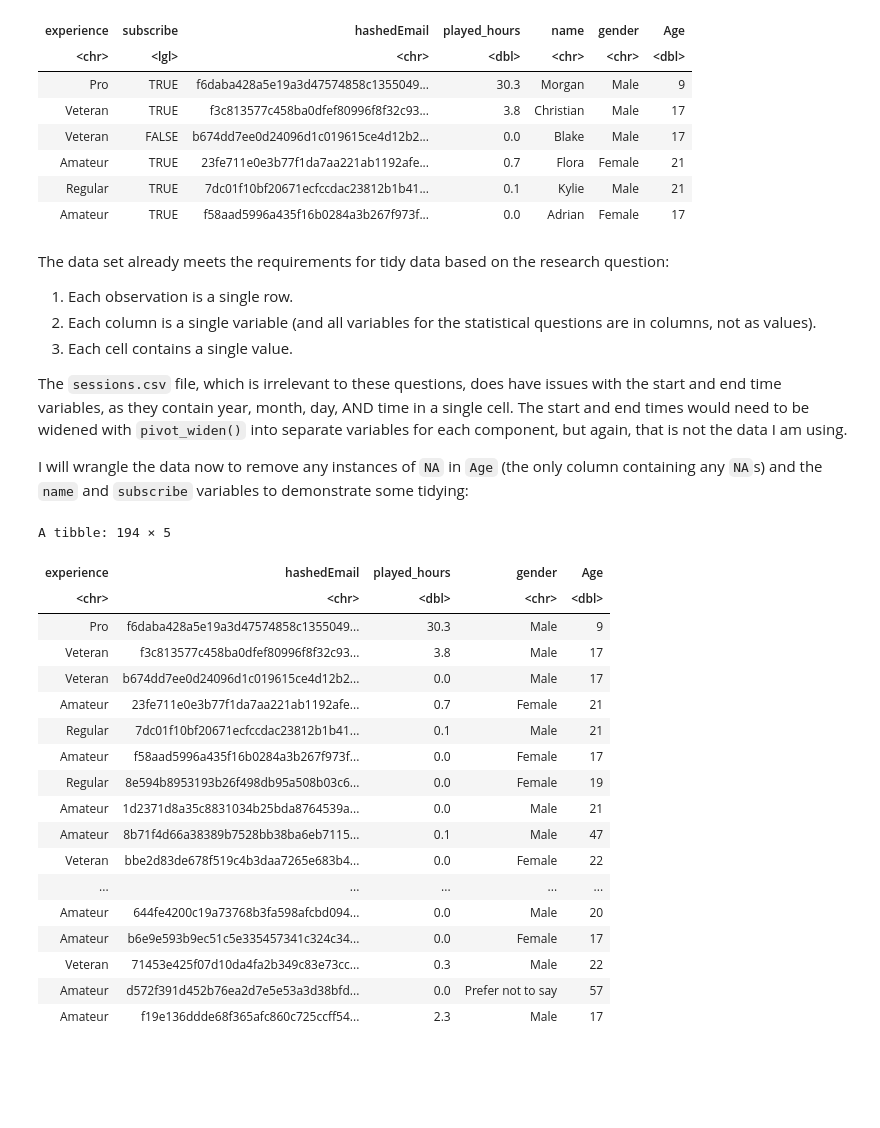
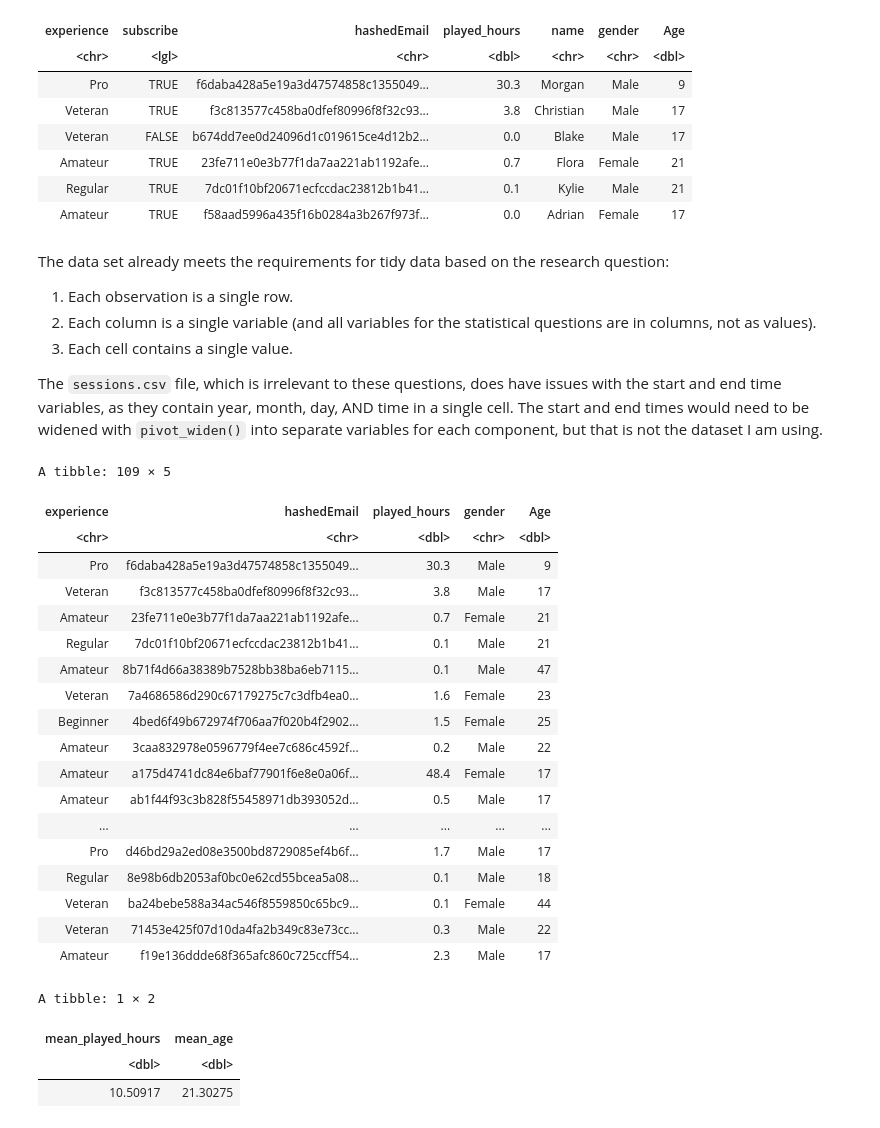
Before and after one commit to safesocks/individual_project_planning, a Jupyter notebook: individual_project_planning.ipynb, the cells around one changed output. Cells and saved outputs as stored; diff of their text form; code cells hidden in the pictures; blank space fills up the shorter version.

Commit message:
Finished data analysis and visualization section (commit 4) (commit
Self-explanatory. Also made minor edits to previous sections

```diff
--- a/individual_project_planning.ipynb
+++ b/individual_project_planning.ipynb
@@ -119,32 +108,45 @@ The data set already meets the requirements for tidy data based on the research
 2. Each column is a single variable (and all variables for the statistical questions are in columns, not as values).
 3. Each cell contains a single value.
 
-The `sessions.csv` file, which is irrelevant to these questions, does have issues with the start and end time variables, as they contain year, month, day, AND time in a single cell. The start and end times would need to be widened with `pivot_widen()` into separate variables for each component, but again, that is not the data I am using.
-
-I will wrangle the data now to remove any instances of `NA` in `Age` (the only column containing any `NA`s) and the `name` and `subscribe` variables to demonstrate some tidying:
+The `sessions.csv` file, which is irrelevant to these questions, does have issues with the start and end time variables, as they contain year, month, day, AND time in a single cell. The start and end times would need to be widened with `pivot_widen()` into separate variables for each component, but that is not the dataset I am using.
 # %%
+# minimum wrangling: remove NA, remove players who contribute no data, remove names and subscription status
 tidy_players <- players |>
     filter(!is.na(Age)) |>
+    filter(played_hours != 0) |>
     select(experience, hashedEmail, played_hours, gender, Age)
 
 tidy_players
 # %% [output]
-A tibble: 194 × 5
+A tibble: 109 × 5
 | experience | hashedEmail | played_hours | gender | Age |
 | <chr> | <chr> | <dbl> | <chr> | <dbl> |
 | Pro | f6daba428a5e19a3d47574858c1355049... | 30.3 | Male | 9 |
 | Veteran | f3c813577c458ba0dfef80996f8f32c93... | 3.8 | Male | 17 |
-| Veteran | b674dd7ee0d24096d1c019615ce4d12b2... | 0.0 | Male | 17 |
 | Amateur | 23fe711e0e3b77f1da7aa221ab1192afe... | 0.7 | Female | 21 |
 | Regular | 7dc01f10bf20671ecfccdac23812b1b41... | 0.1 | Male | 21 |
-| Amateur | f58aad5996a435f16b0284a3b267f973f... | 0.0 | Female | 17 |
-| Regular | 8e594b8953193b26f498db95a508b03c6... | 0.0 | Female | 19 |
-| Amateur | 1d2371d8a35c8831034b25bda8764539a... | 0.0 | Male | 21 |
 | Amateur | 8b71f4d66a38389b7528bb38ba6eb7115... | 0.1 | Male | 47 |
-| Veteran | bbe2d83de678f519c4b3daa7265e683b4... | 0.0 | Female | 22 |
+| Veteran | 7a4686586d290c67179275c7c3dfb4ea0... | 1.6 | Female | 23 |
+| Beginner | 4bed6f49b672974f706aa7f020b4f2902... | 1.5 | Female | 25 |
+| Amateur | 3caa832978e0596779f4ee7c686c4592f... | 0.2 | Male | 22 |
+| Amateur | a175d4741dc84e6baf77901f6e8e0a06f... | 48.4 | Female | 17 |
+| Amateur | ab1f44f93c3b828f55458971db393052d... | 0.5 | Male | 17 |
 | ... | ... | ... | ... | ... |
-| Amateur | 644fe4200c19a73768b3fa598afcbd094... | 0.0 | Male | 20 |
-| Amateur | b6e9e593b9ec51c5e335457341c324c34... | 0.0 | Female | 17 |
+| Pro | d46bd29a2ed08e3500bd8729085ef4b6f... | 1.7 | Male | 17 |
+| Regular | 8e98b6db2053af0bc0e62cd55bcea5a08... | 0.1 | Male | 18 |
+| Veteran | ba24bebe588a34ac546f8559850c65bc9... | 0.1 | Female | 44 |
 | Veteran | 71453e425f07d10da4fa2b349c83e73cc... | 0.3 | Male | 22 |
-| Amateur | d572f391d452b76ea2d7e5e53a3d38bfd... | 0.0 | Prefer not to say | 57 |
 | Amateur | f19e136ddde68f365afc860c725ccff54... | 2.3 | Male | 17 |
+# %%
+# mean values for each quantitative variable
+mean_values_players <- tidy_players |>
+    summarize(
+        mean_played_hours = mean(played_hours),
+        mean_age = mean(Age)
+        )
+mean_values_players
+# %% [output]
+A tibble: 1 × 2
+| mean_played_hours | mean_age |
+| <dbl> | <dbl> |
+| 10.50917 | 21.30275 |
```
Also changed, not shown: parts of 11 cells of this notebook.
